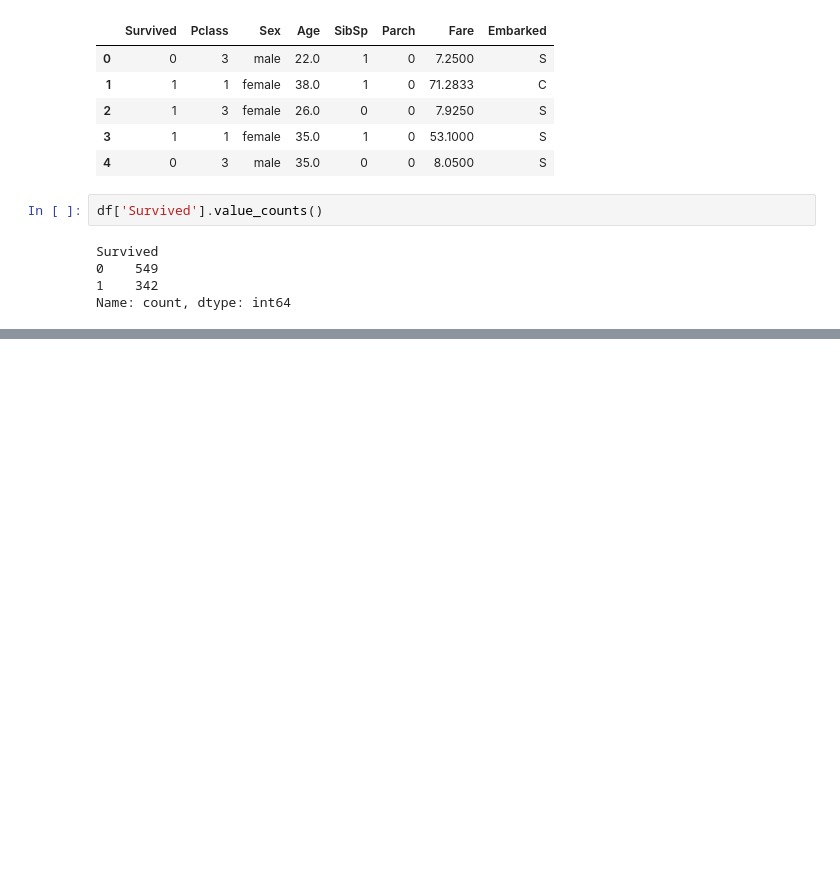
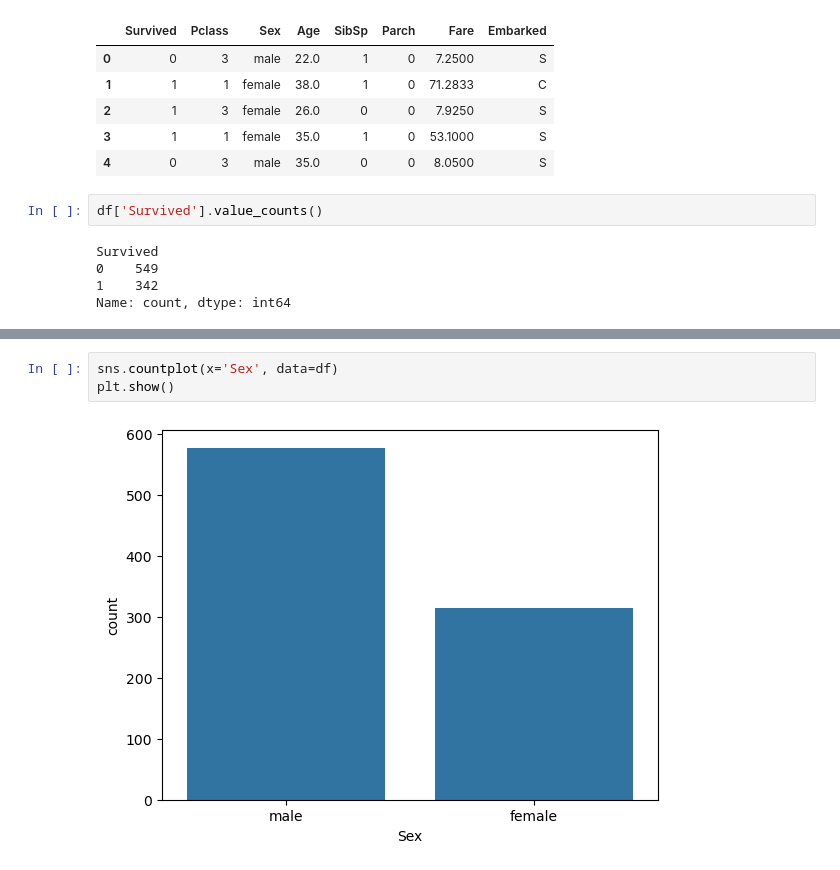
Before and after one commit to rakib826/Decision-Tree-and-Ensemble-Learning, a Jupyter notebook: Decision Tree and Ensemble Learning.ipynb, the cells around one changed output, grey strips where cells are left out. Drawn from its saved outputs; the diff is of its cells as text; blank space fills up the shorter version.

```diff
--- a/Decision Tree and Ensemble Learning.ipynb
+++ b/Decision Tree and Ensemble Learning.ipynb
@@ -118,0 +124,5 @@ Name: count, dtype: int64
+# %%
+sns.countplot(x='Sex', data=df)
+plt.show()
+# %% [output]
+[figure, added]
```
Also changed, not shown: parts of 6 cells of this notebook.
